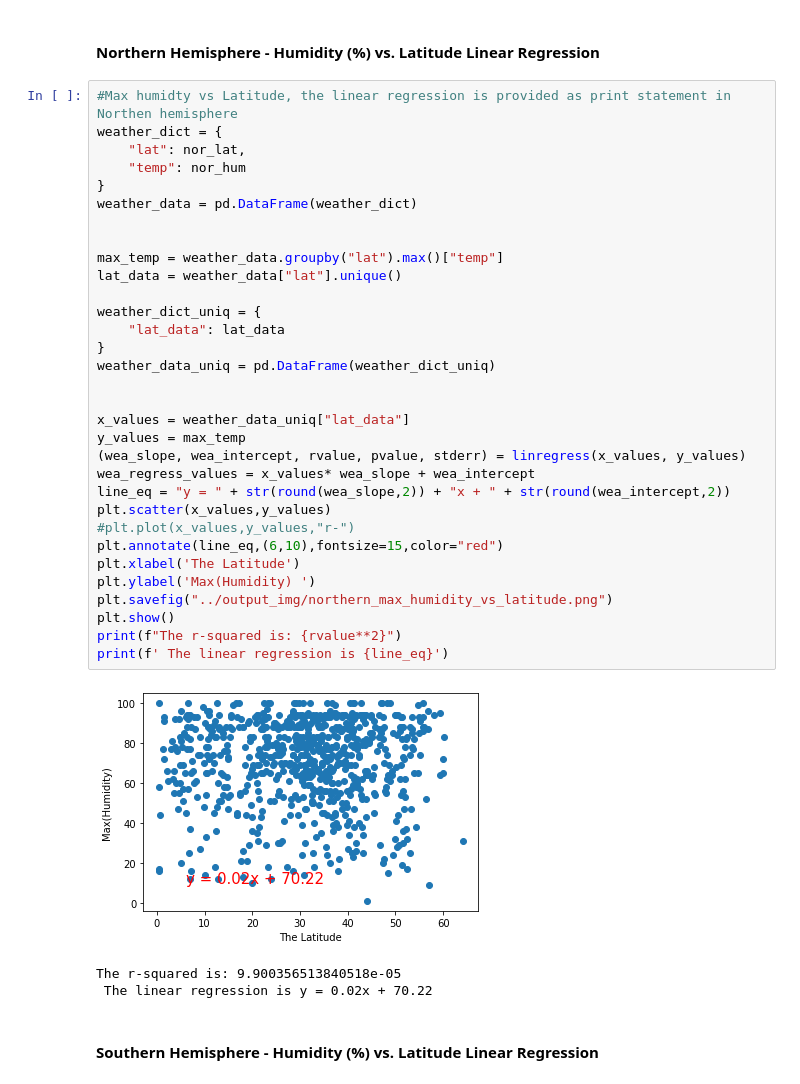
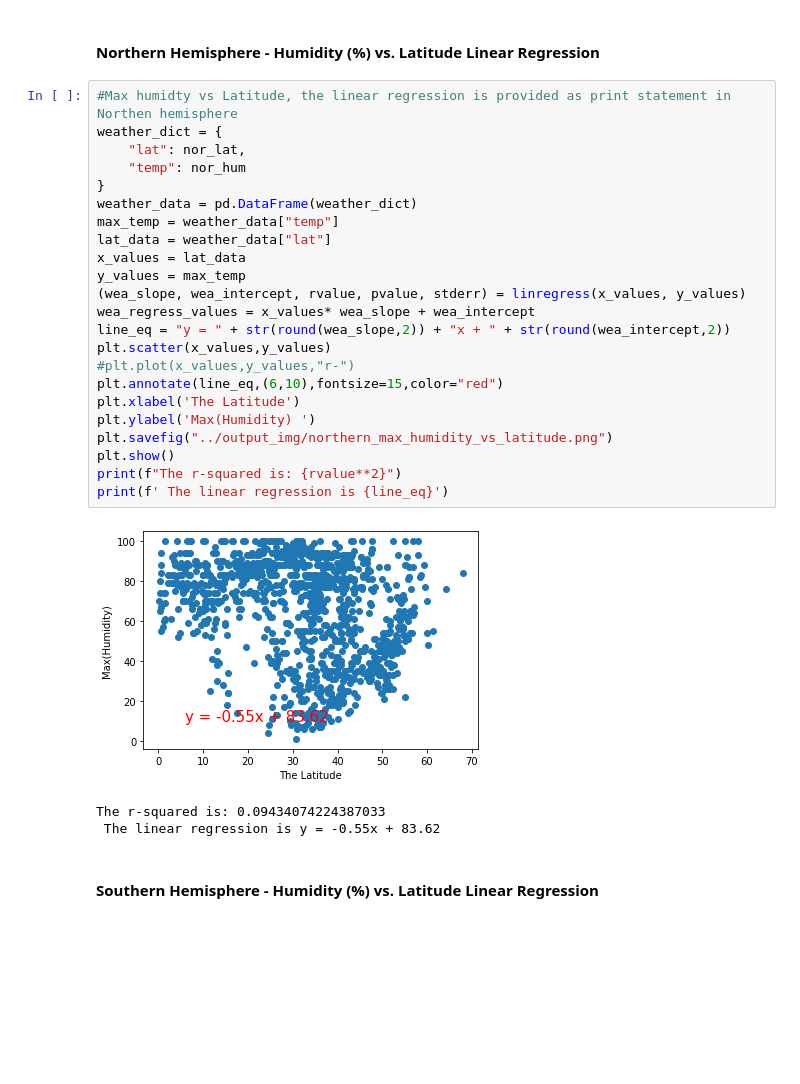
Before and after one commit to chinnamanaidu/python-api-challenge, a Jupyter notebook: WeatherPy/WeatherPy_build.ipynb, the cells around one changed output. Saved outputs shown, nothing was run; the diff lists cells and outputs as text; blank space fills up the shorter version.

```diff
--- a/WeatherPy/WeatherPy_build.ipynb
+++ b/WeatherPy/WeatherPy_build.ipynb
@@ -407,39 +383,30 @@ The r-squared is: 0.007492337905720703
 # %%
 #Max humidty vs Latitude, the linear regression is provided as print statement in Northen hemisphere
 weather_dict = {
     "lat": nor_lat,
     "temp": nor_hum
 }
 weather_data = pd.DataFrame(weather_dict)
-
-
-max_temp = weather_data.groupby("lat").max()["temp"]
-lat_data = weather_data["lat"].unique()
-
-weather_dict_uniq = {
-    "lat_data": lat_data
-}
-weather_data_uniq = pd.DataFrame(weather_dict_uniq)
-
-
-x_values = weather_data_uniq["lat_data"]
+max_temp = weather_data["temp"]
+lat_data = weather_data["lat"]
+x_values = lat_data
 y_values = max_temp
 (wea_slope, wea_intercept, rvalue, pvalue, stderr) = linregress(x_values, y_values)
 wea_regress_values = x_values* wea_slope + wea_intercept
 line_eq = "y = " + str(round(wea_slope,2)) + "x + " + str(round(wea_intercept,2))
 plt.scatter(x_values,y_values)
 #plt.plot(x_values,y_values,"r-")
 plt.annotate(line_eq,(6,10),fontsize=15,color="red")
 plt.xlabel('The Latitude')
 plt.ylabel('Max(Humidity) ')
 plt.savefig("../output_img/northern_max_humidity_vs_latitude.png")
 plt.show()
 print(f"The r-squared is: {rvalue**2}")
 print(f' The linear regression is {line_eq}')
 # %% [output]
-[figure, old version]
+[figure, new version]
-The r-squared is: 9.900356513840518e-05
- The linear regression is y = 0.02x + 70.22
+The r-squared is: 0.09434074224387033
+ The linear regression is y = -0.55x + 83.62
 # %% [markdown]
 ####  Southern Hemisphere - Humidity (%) vs. Latitude Linear Regression
 # %%
```
Also changed, not shown: parts of 17 cells of this notebook.
